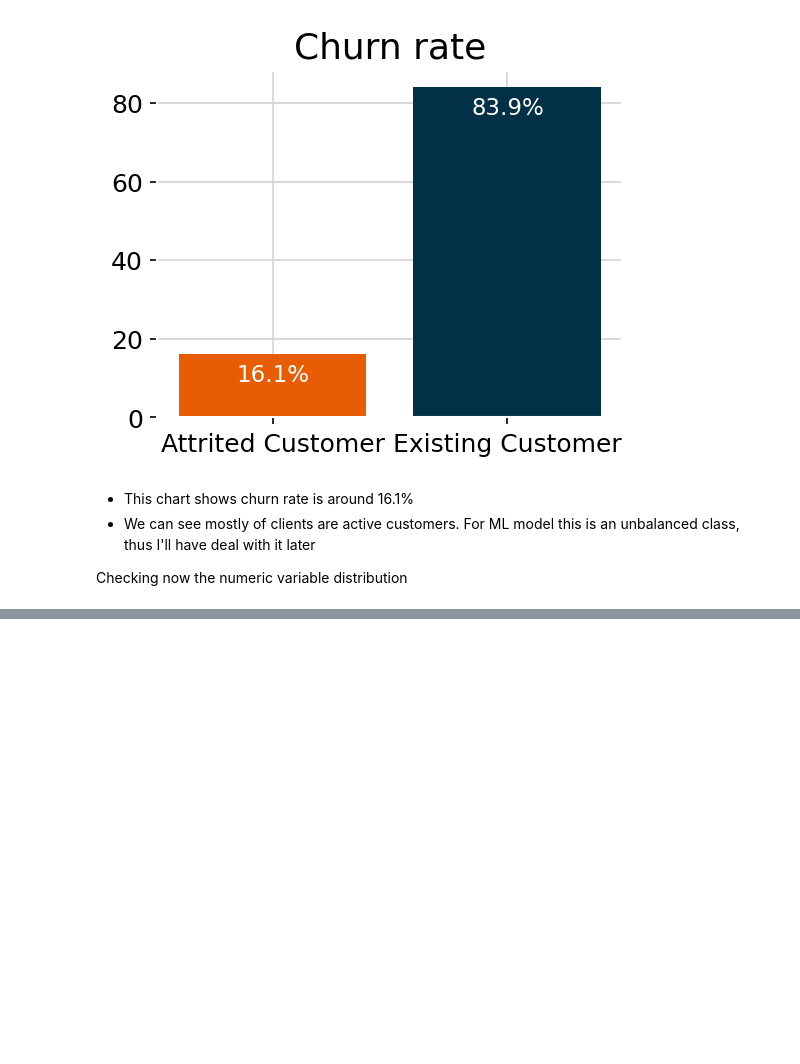
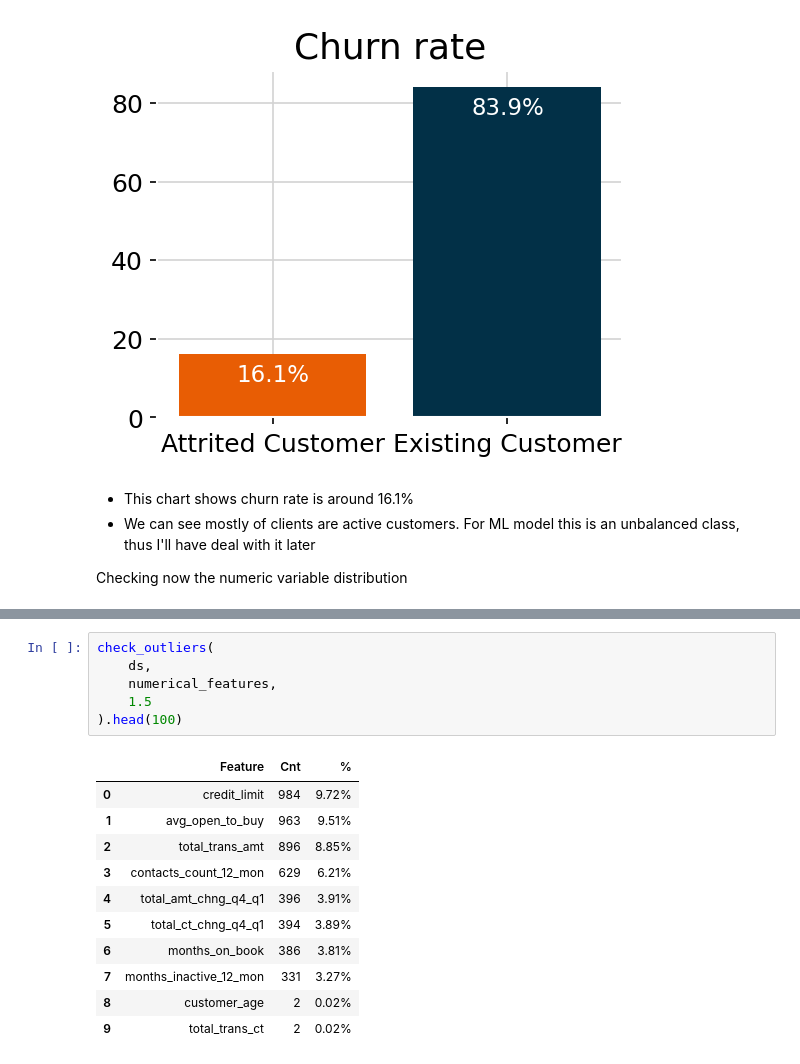
Before and after one commit to LeoGitBR/ChurnPredictionCreditCard, a Jupyter notebook: notebooks/1. EDA.ipynb, the cells around one changed output, grey strips where cells are left out. Drawn from its saved outputs; the diff is of its cells as text; blank space fills up the shorter version.

Commit message:
Checking outliers

```diff
--- a/notebooks/1. EDA.ipynb
+++ b/notebooks/1. EDA.ipynb
@@ -372,0 +427,18 @@ plot_analysis(
+# %%
+check_outliers(
+    ds,
+    numerical_features,
+    1.5
+).head(100)
+# %% [output]
+|  | Feature | Cnt | % |
+| 0 | credit_limit | 984 | 9.72% |
+| 1 | avg_open_to_buy | 963 | 9.51% |
+| 2 | total_trans_amt | 896 | 8.85% |
+| 3 | contacts_count_12_mon | 629 | 6.21% |
+| 4 | total_amt_chng_q4_q1 | 396 | 3.91% |
+| 5 | total_ct_chng_q4_q1 | 394 | 3.89% |
+| 6 | months_on_book | 386 | 3.81% |
+| 7 | months_inactive_12_mon | 331 | 3.27% |
+| 8 | customer_age | 2 | 0.02% |
+| 9 | total_trans_ct | 2 | 0.02% |
```
Also changed, not shown: parts of 8 cells of this notebook.
